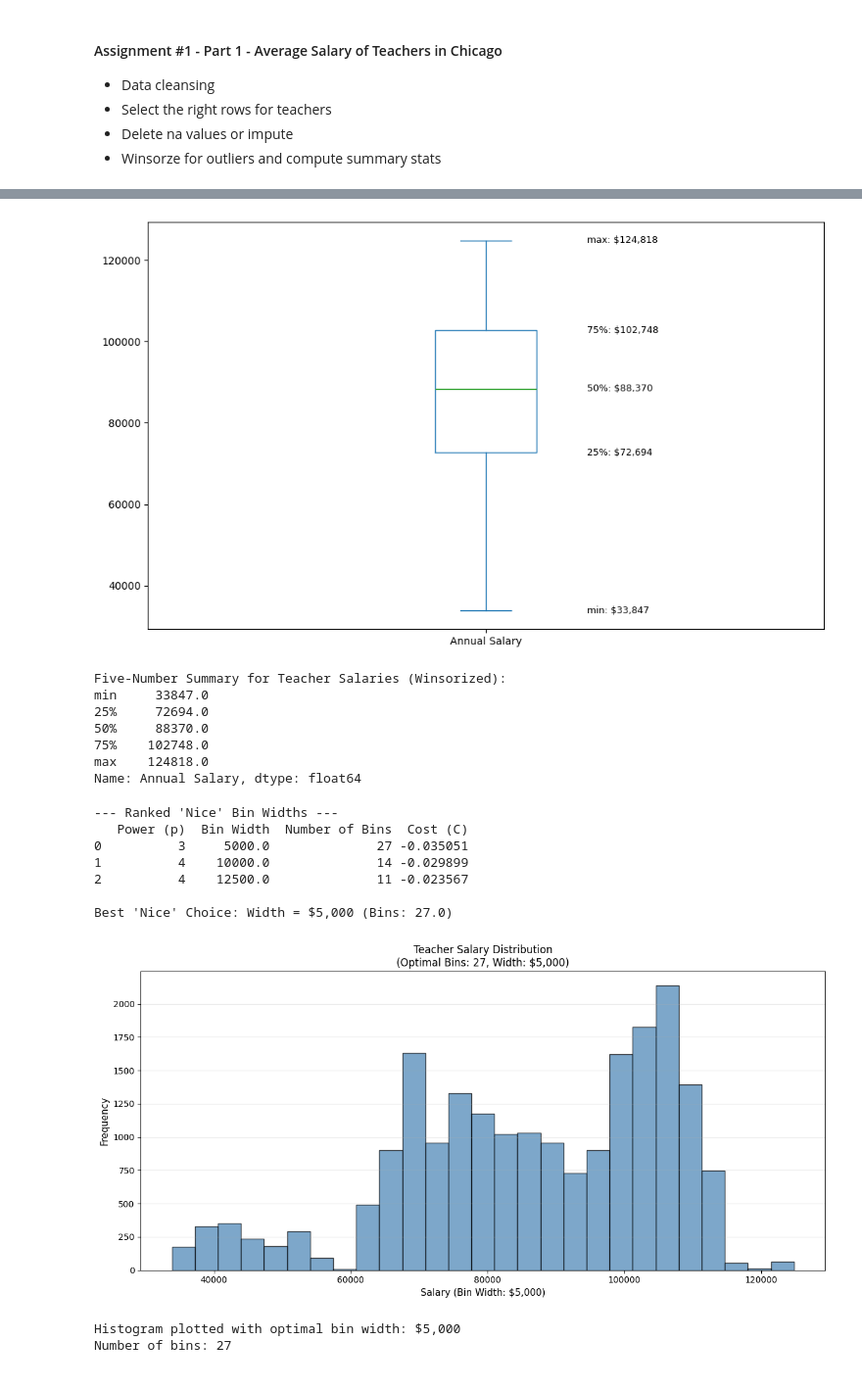
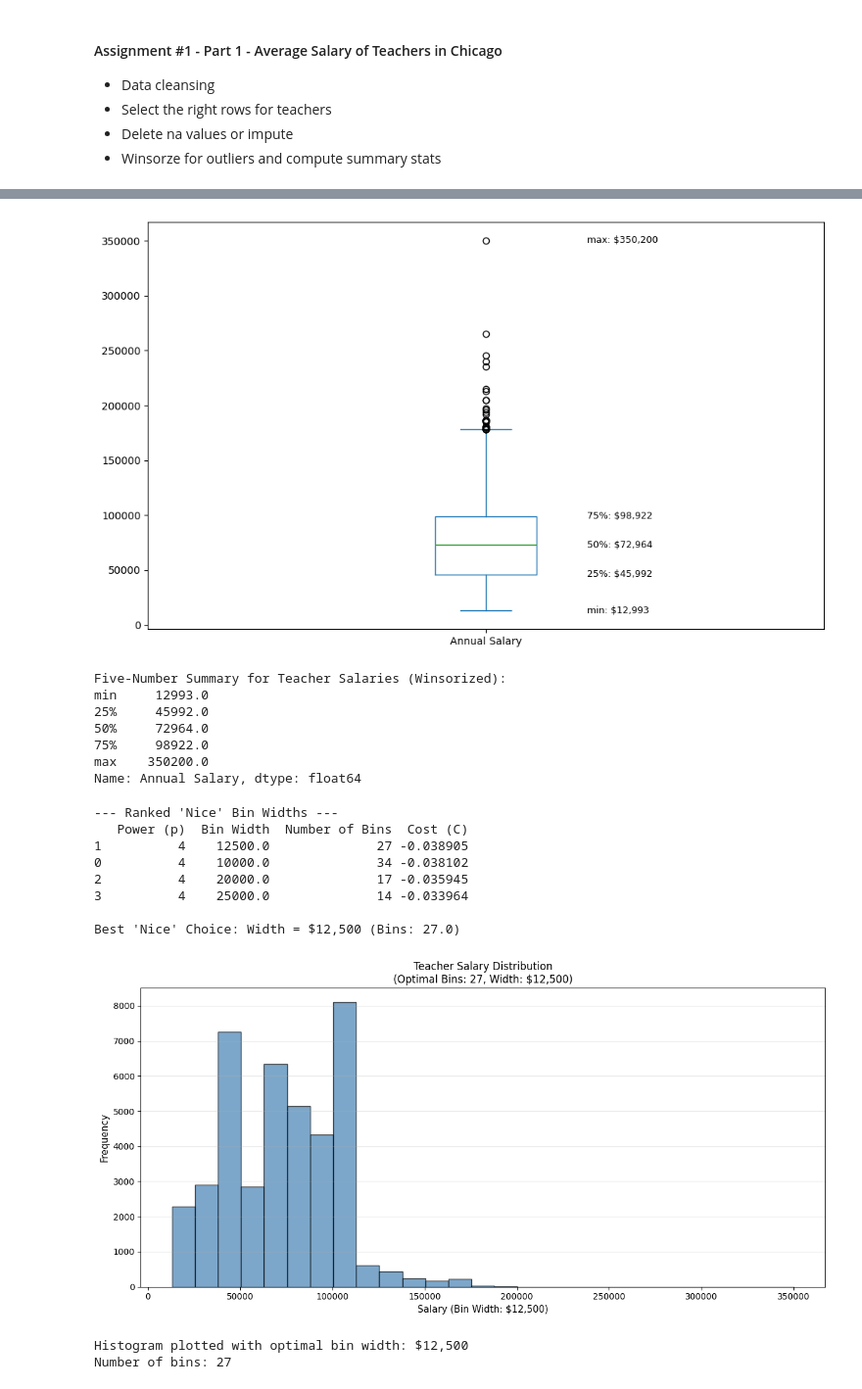
Before and after one commit to code-better-everyday/mas, a Jupyter notebook: CSP571/src/assignment1.ipynb, the cells around one changed output, grey strips where cells are left out. Shown at 98% size. Saved outputs shown, nothing was run; the diff lists cells and outputs as text; code cells hidden in the pictures.

```diff
--- a/CSP571/src/assignment1.ipynb
+++ b/CSP571/src/assignment1.ipynb
@@ -75,0 +16,10 @@ teachers_nonull['Annual Salary'].plot(kind='box')
+# %%
+# Check missing Annual Salary values in the full dataset
+annual_salary_nulls = sal['Annual Salary'].isna().sum()
+annual_salary_null_pct = (annual_salary_nulls / sal.shape[0]) * 100
+print('Annual Salary null count:', annual_salary_nulls)
+print('Annual Salary null % of total rows:', round(annual_salary_null_pct, 2), '%')
+
+# delete rows with null Annual Salary values
+sal_no_na = sal[~sal['Annual Salary'].isna()]
+print('Date shape after removing nulls:',sal_no_na.shape)
@@ -75,0 +51,12 @@ teachers_nonull['Annual Salary'].plot(kind='box')
+# %%
+
+
+# check how many rows with 0 Annual salary - count and % of total
+zero_salary_count = (sal_no_na['Annual Salary'] == 0).sum()
+zero_salary_pct = (zero_salary_count / sal_no_na.shape[0]) * 100
+print('Annual Salary == 0 count:', zero_salary_count)
+print('Annual Salary == 0 % of total rows:', round(zero_salary_pct, 2), '%')
+
+# delete these 4 rows with 0 annual salary
+sal_no_na = sal_no_na[sal_no_na['Annual Salary'] > 0]
+sal_no_na['Annual Salary'].plot(kind='box')
@@ -86,10 +104,10 @@ teachers_clean['Annual Salary'].plot(kind='box')
 # %%
 # get summary now and final box plot with labels
 fig, ax = plt.subplots(figsize=(10, 6))
-teachers_clean['Annual Salary'].plot(kind='box', ax=ax)
+hist_df['Annual Salary'].plot(kind='box', ax=ax)
 
 # Get five-number summary
-q_values = teachers_clean['Annual Salary'].describe()[['min', '25%', '50%', '75%', 'max']]
+q_values = hist_df['Annual Salary'].describe()[['min', '25%', '50%', '75%', 'max']]
 
 # Add text annotations for each level, y value will match as that is what we are plotting
 for i, (label, value) in enumerate(q_values.items()):
@@ -101,25 +119,28 @@ plt.show()
 print('Five-Number Summary for Teacher Salaries (Winsorized):')
 print(q_values)
 # %% [output]
-[figure, old version]
+[figure, new version]
 Five-Number Summary for Teacher Salaries (Winsorized):
-min     33847.0
-25%     72694.0
-50%     88370.0
-75%    102748.0
-max    124818.0
+min     12993.0
+25%     45992.0
+50%     72964.0
+75%     98922.0
+max    350200.0
 Name: Annual Salary, dtype: float64
+# %%
+df_hist=sal_no_na
+# df_hist=sal_wins
 # %%
 
 
-salaries = teachers_nonull['Annual Salary']
+salaries = df_hist['Annual Salary']
 data_min = np.min(salaries)
 data_max = np.max(salaries)
 data_range = data_max - data_min
 
 # 2. Define the "Nice Number" Candidates
 base_candidates = [1, 1.25, 2, 2.5, 5]
-powers_to_try = [3, 4] # Based on "Common Sense" for salaries (1k to 50k range)
+powers_to_try = [2,3, 4] # Based on "Common Sense" for salaries (1k to 150k range)
 
 nice_widths = []
 for p in powers_to_try:
@@ -160,38 +181,39 @@ if not df_results.empty:
     print("--- Ranked 'Nice' Bin Widths ---")
     print(df_sorted)
 
     best_choice = df_sorted.iloc[0]
     print(f"\nBest 'Nice' Choice: Width = ${best_choice['Bin Width']:,.0f} (Bins: {best_choice['Number of Bins']})")
 else:
     print("No 'Nice' widths resulted in a bin count between 10 and 50.")
 
 # Plot histogram based on optimal bin width
 fig, ax = plt.subplots(figsize=(12, 6))
 
 # Extract best bin width and number of bins from previous analysis
 optimal_width = best_choice['Bin Width']
 optimal_bins = int(best_choice['Number of Bins'])
 
 # Plot histogram with optimal bins
-ax.hist(teachers_clean['Annual Salary'], bins=optimal_bins, edgecolor='black', alpha=0.7, color='steelblue')
+ax.hist(df_hist['Annual Salary'], bins=optimal_bins, edgecolor='black', alpha=0.7, color='steelblue')
 ax.set_xlabel(f'Salary (Bin Width: ${optimal_width:,.0f})', fontsize=11)
 ax.set_ylabel('Frequency', fontsize=11)
 ax.set_title(f'Teacher Salary Distribution\n(Optimal Bins: {optimal_bins}, Width: ${optimal_width:,.0f})', fontsize=12)
 ax.grid(axis='y', alpha=0.3)
 
 plt.tight_layout()
 plt.show()
 
 print(f'Histogram plotted with optimal bin width: ${optimal_width:,.0f}')
 print(f'Number of bins: {optimal_bins}')
 # %% [output]
 --- Ranked 'Nice' Bin Widths ---
    Power (p)  Bin Width  Number of Bins  Cost (C)
-0          3     5000.0              27 -0.035051
-1          4    10000.0              14 -0.029899
-2          4    12500.0              11 -0.023567
+1          4    12500.0              27 -0.038905
+0          4    10000.0              34 -0.038102
+2          4    20000.0              17 -0.035945
+3          4    25000.0              14 -0.033964
 
-Best 'Nice' Choice: Width = $5,000 (Bins: 27.0)
+Best 'Nice' Choice: Width = $12,500 (Bins: 27.0)
-[figure, old version]
+[figure, new version]
-Histogram plotted with optimal bin width: $5,000
+Histogram plotted with optimal bin width: $12,500
 Number of bins: 27
```
Also changed, not shown: parts of 18 cells of this notebook, 17 other files.
